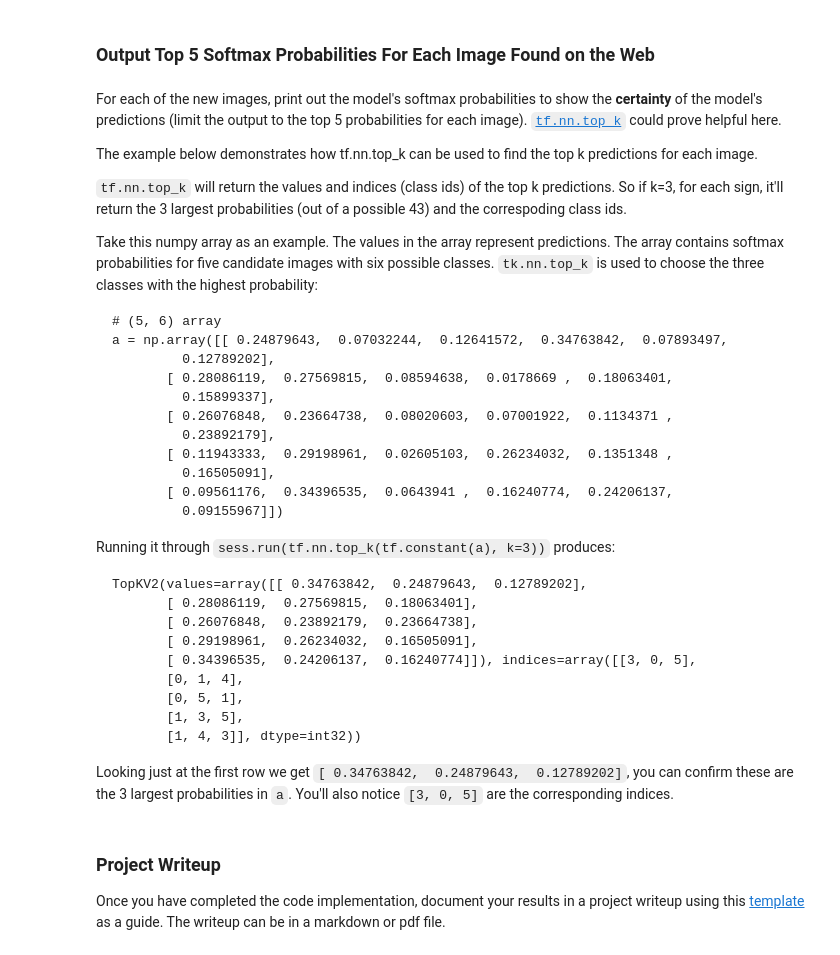
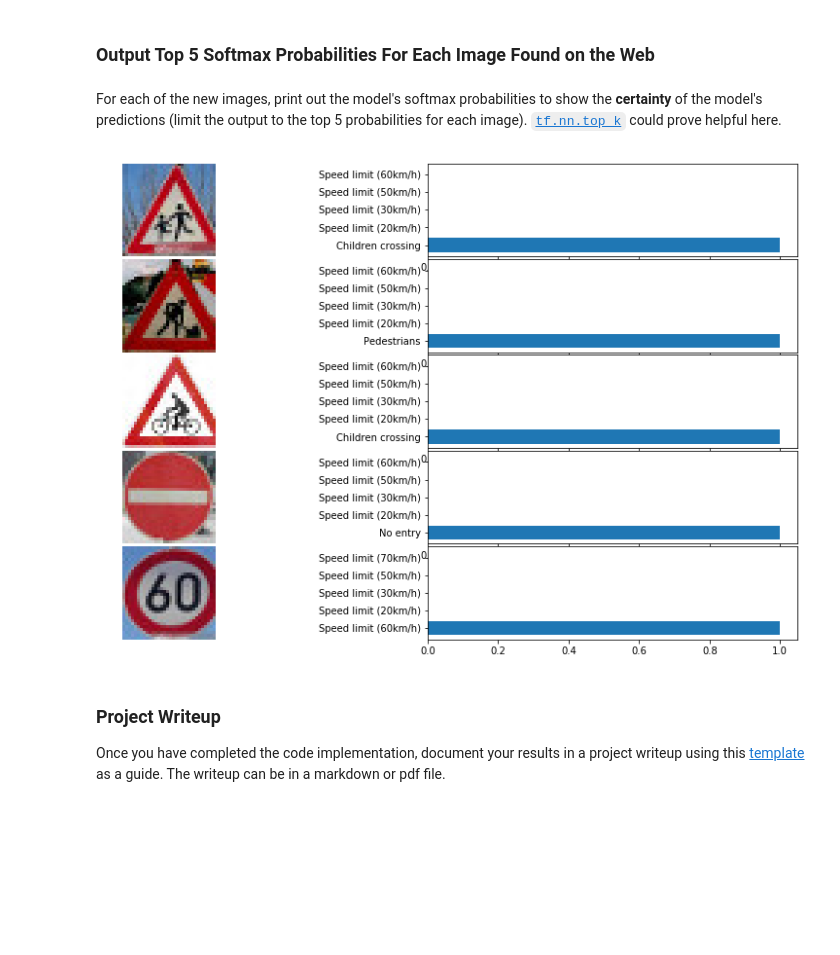
Before and after one commit to sylvanaalpert/CarND-TrafficSigns-P2, a Jupyter notebook: Traffic_Sign_Classifier.ipynb, the cells around one changed output. Drawn from its saved outputs; the diff is of its cells as text; code cells hidden in the pictures; blank space fills up the shorter version.

````diff
--- a/Traffic_Sign_Classifier.ipynb
+++ b/Traffic_Sign_Classifier.ipynb
@@ -681,66 +682,31 @@ with tf.Session() as sess:
 # %% [markdown]
 ### Output Top 5 Softmax Probabilities For Each Image Found on the Web
-# %% [markdown]
-For each of the new images, print out the model's softmax probabilities to show the **certainty** of the model's predictions (limit the output to the top 5 probabilities for each image). [`tf.nn.top_k`](https://www.tensorflow.org/versions/r0.12/api_docs/python/nn.html#top_k) could prove helpful here.
-
-The example below demonstrates how tf.nn.top_k can be used to find the top k predictions for each image.
-
-`tf.nn.top_k` will return the values and indices (class ids) of the top k predictions. So if k=3, for each sign, it'll return the 3 largest probabilities (out of a possible 43) and the correspoding class ids.
-
-Take this numpy array as an example. The values in the array represent predictions. The array contains softmax probabilities for five candidate images with six possible classes. `tk.nn.top_k` is used to choose the three classes with the highest probability:
-
-```
-# (5, 6) array
-a = np.array([[ 0.24879643,  0.07032244,  0.12641572,  0.34763842,  0.07893497,
-         0.12789202],
-       [ 0.28086119,  0.27569815,  0.08594638,  0.0178669 ,  0.18063401,
-         0.15899337],
-       [ 0.26076848,  0.23664738,  0.08020603,  0.07001922,  0.1134371 ,
-         0.23892179],
-       [ 0.11943333,  0.29198961,  0.02605103,  0.26234032,  0.1351348 ,
-         0.16505091],
-       [ 0.09561176,  0.34396535,  0.0643941 ,  0.16240774,  0.24206137,
-         0.09155967]])
-```
-
-Running it through `sess.run(tf.nn.top_k(tf.constant(a), k=3))` produces:
-
-```
-TopKV2(values=array([[ 0.34763842,  0.24879643,  0.12789202],
-       [ 0.28086119,  0.27569815,  0.18063401],
-       [ 0.26076848,  0.23892179,  0.23664738],
-       [ 0.29198961,  0.26234032,  0.16505091],
-       [ 0.34396535,  0.24206137,  0.16240774]]), indices=array([[3, 0, 5],
-       [0, 1, 4],
-       [0, 5, 1],
-       [1, 3, 5],
-       [1, 4, 3]], dtype=int32))
-```
-
-Looking just at the first row we get `[ 0.34763842,  0.24879643,  0.12789202]`, you can confirm these are the 3 largest probabilities in `a`. You'll also notice `[3, 0, 5]` are the corresponding indices.
+# %% [markdown]
+For each of the new images, print out the model's softmax probabilities to show the **certainty** of the model's predictions (limit the output to the top 5 probabilities for each image). [`tf.nn.top_k`](https://www.tensorflow.org/versions/r0.12/api_docs/python/nn.html#top_k) could prove helpful here.
 # %%
-### Print out the top five softmax probabilities for the predictions
-## on the German traffic sign images found on the web.
-### Feel free to use as many code cells as needed.
+
 softmax_prob = tf.nn.softmax(logits)
 top5 = tf.nn.top_k(softmax_prob, k=5)
 with tf.Session() as sess:
     saver.restore(sess, tf.train.latest_checkpoint('.'))
     top5_prob = sess.run(top5, feed_dict={x: newimages, keep_prob: 1.0})
 
 ncols = 2
 nrows = 5
-y_pos = arange(5)
+y_pos = range(5)
 f, axarr = plt.subplots(nrows, ncols)
 for c in range(nrows):
     axarr[c, 0].imshow(newimages[c])
     axarr[c, 0].axis('off')
     axarr[c, 1].barh(y_pos, top5_prob.values[c])
     axarr[c, 1].set_yticks(y_pos)
-    axarr[c, 1].set_yticklabels(class_name[top5_prob.indices[c]])
+    labels = [class_names[j] for j in top5_prob.indices[c]]
+    axarr[c, 1].set_yticklabels(labels)
     plt.subplots_adjust(hspace = .03)
 
 plt.show()
+# %% [output]
+[figure, added]
 # %% [markdown]
 ### Project Writeup
 
````
Also changed, not shown: parts of 13 cells of this notebook, 3 other files.
